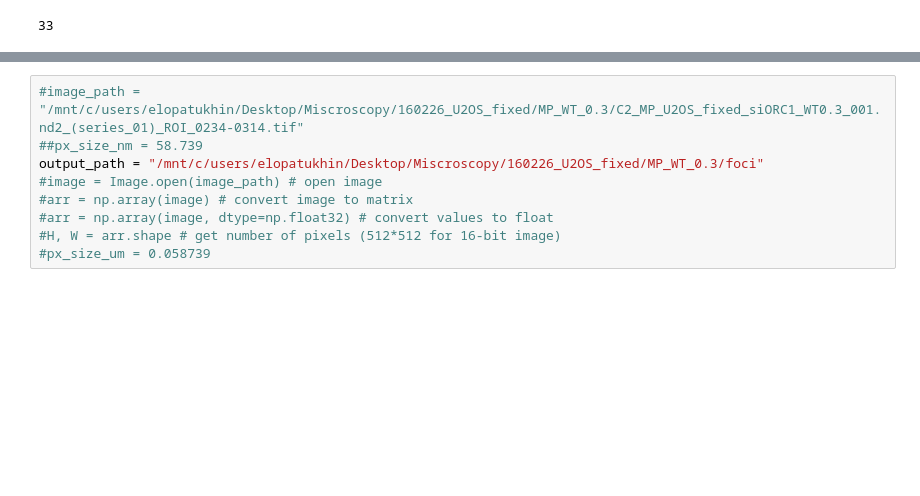
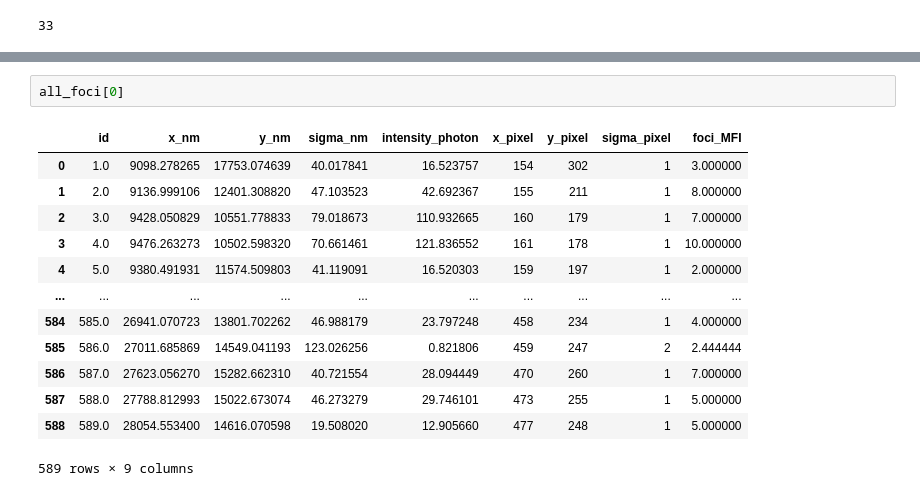
Before and after one commit to Lopatushka/LLPS, a Jupyter notebook: Foci/draft.ipynb, the cells around one changed output, grey strips where cells are left out. Drawn from its saved outputs; the diff is of its cells as text; blank space fills up the shorter version.

```diff
--- a/Foci/draft.ipynb
+++ b/Foci/draft.ipynb
@@ -198,10 +196,17 @@ TypeError: list.append() takes exactly one argument (0 given)
-# %%
-#image_path = "/mnt/c/users/elopatukhin/Desktop/Miscroscopy/160226_U2OS_fixed/MP_WT_0.3/C2_MP_U2OS_fixed_siORC1_WT0.3_001.nd2_(series_01)_ROI_0234-0314.tif"
-##px_size_nm = 58.739
-output_path = "/mnt/c/users/elopatukhin/Desktop/Miscroscopy/160226_U2OS_fixed/MP_WT_0.3/foci"
-#image = Image.open(image_path) # open image
-#arr = np.array(image) # convert image to matrix
-#arr = np.array(image, dtype=np.float32) # convert values to float
-#H, W = arr.shape # get number of pixels (512*512 for 16-bit image)
-#px_size_um = 0.058739
+# %%
+all_foci[0]
+# %% [output]
+|  | id | x_nm | y_nm | sigma_nm | intensity_photon | x_pixel | y_pixel | sigma_pixel | foci_MFI |
+| 0 | 1.0 | 9098.278265 | 17753.074639 | 40.017841 | 16.523757 | 154 | 302 | 1 | 3.000000 |
+| 1 | 2.0 | 9136.999106 | 12401.308820 | 47.103523 | 42.692367 | 155 | 211 | 1 | 8.000000 |
+| 2 | 3.0 | 9428.050829 | 10551.778833 | 79.018673 | 110.932665 | 160 | 179 | 1 | 7.000000 |
+| 3 | 4.0 | 9476.263273 | 10502.598320 | 70.661461 | 121.836552 | 161 | 178 | 1 | 10.000000 |
+| 4 | 5.0 | 9380.491931 | 11574.509803 | 41.119091 | 16.520303 | 159 | 197 | 1 | 2.000000 |
+| ... | ... | ... | ... | ... | ... | ... | ... | ... | ... |
+| 584 | 585.0 | 26941.070723 | 13801.702262 | 46.988179 | 23.797248 | 458 | 234 | 1 | 4.000000 |
+| 585 | 586.0 | 27011.685869 | 14549.041193 | 123.026256 | 0.821806 | 459 | 247 | 2 | 2.444444 |
+| 586 | 587.0 | 27623.056270 | 15282.662310 | 40.721554 | 28.094449 | 470 | 260 | 1 | 7.000000 |
+| 587 | 588.0 | 27788.812993 | 15022.673074 | 46.273279 | 29.746101 | 473 | 255 | 1 | 5.000000 |
+| 588 | 589.0 | 28054.553400 | 14616.070598 | 19.508020 | 12.905660 | 477 | 248 | 1 | 5.000000 |
+589 rows × 9 columns
 # %%
```
Also changed, not shown: parts of 4 cells of this notebook.
